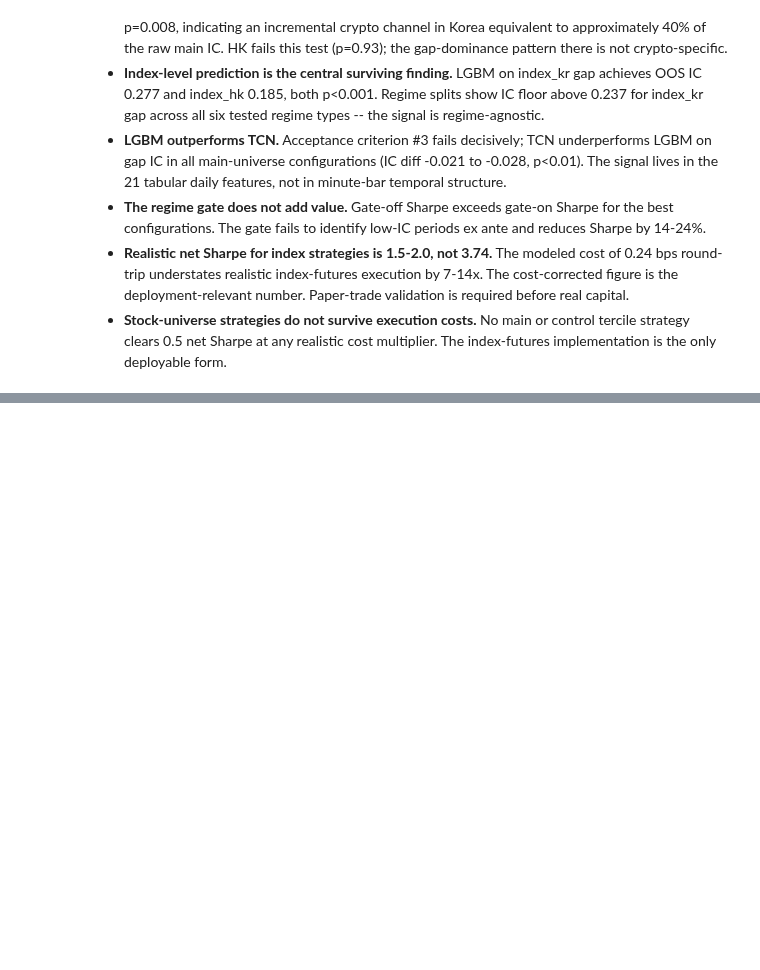
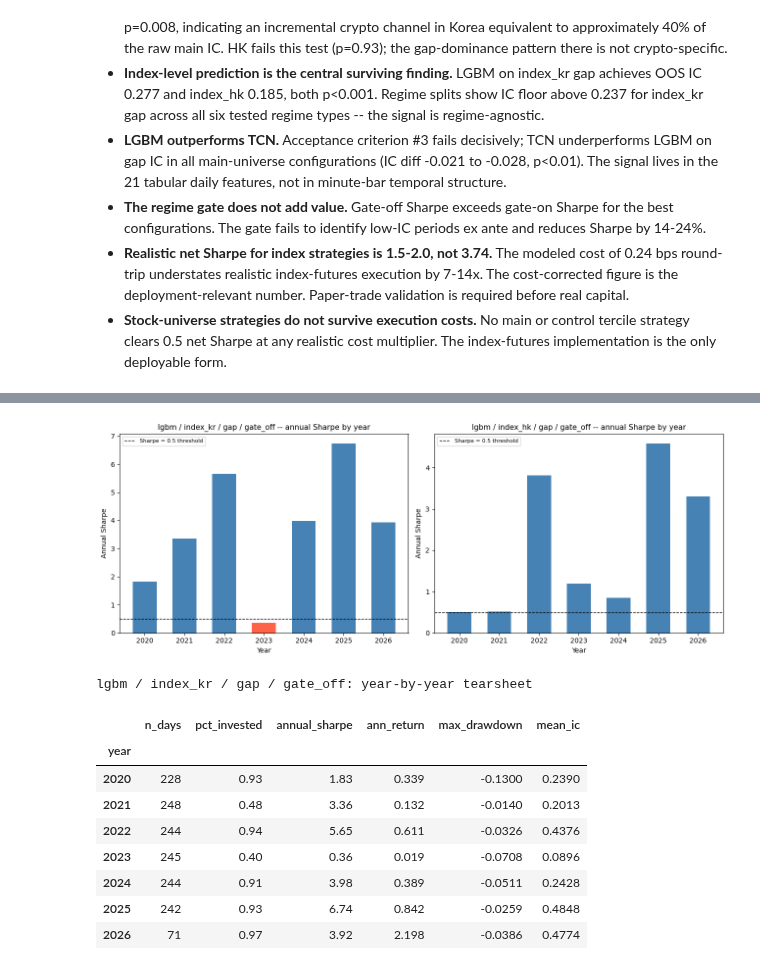
Before and after one commit to idreesm18/crypto_overnight_em_equity, a Jupyter notebook: notebooks/07_pass2_diagnostics.ipynb, the cells around one changed output, grey strips where cells are left out. Cells and saved outputs as stored; diff of their text form; code cells hidden in the pictures; blank space fills up the shorter version.

Commit message:
add supplementary tearsheet + extended cost sensitivity

```diff
--- a/notebooks/07_pass2_diagnostics.ipynb
+++ b/notebooks/07_pass2_diagnostics.ipynb
@@ -485,0 +494,14 @@ Fig 6 saved.
+# %%
+BASE = '/Users/idrees/Desktop/Claude/projects/crypto_overnight_em_equity_p2/output'
+
+yearly   = pd.read_csv(f'{BASE}/index_yearly_tearsheet.csv')
+cost_ext = pd.read_csv(f'{BASE}/cost_sensitivity_extended.csv')
+cost_p2  = pd.read_csv(f'{BASE}/cost_sensitivity_pass2.csv')
+
+print('yearly shape:   ', yearly.shape)
+print('cost_ext shape: ', cost_ext.shape)
+print('cost_p2 shape:  ', cost_p2.shape)
+print()
+print('yearly configs:', yearly['config'].unique().tolist())
+print('cost_ext spread_mults:', sorted(cost_ext['spread_mult'].unique()))
+print('cost_p2 spread_mults: ', sorted(cost_p2['spread_mult'].unique()))
@@ -485,0 +520,61 @@ Fig 6 saved.
+# %%
+import matplotlib.pyplot as plt
+import matplotlib.ticker as mticker
+
+# Config labels for display
+config_map = {
+    'lgbm_index_kr_gap_index_threshold_gate_off': 'lgbm / index_kr / gap / gate_off',
+    'lgbm_index_kr_gap_index_threshold_gate_on':  'lgbm / index_kr / gap / gate_on',
+    'lgbm_index_hk_gap_index_threshold_gate_off': 'lgbm / index_hk / gap / gate_off',
+    'lgbm_index_hk_gap_index_threshold_gate_on':  'lgbm / index_hk / gap / gate_on',
+}
+
+def plot_yearly_sharpe(df, config_key, ax, title):
+    sub = df[df['config'] == config_key].sort_values('year')
+    colors = ['steelblue' if s >= 0.5 else 'tomato' for s in sub['annual_sharpe']]
+    ax.bar(sub['year'], sub['annual_sharpe'], color=colors, width=0.6)
+    ax.axhline(0.5, color='black', linestyle='--', linewidth=1, label='Sharpe = 0.5 threshold')
+    ax.axhline(0.0, color='grey', linestyle='-', linewidth=0.5)
+    ax.set_title(title, fontsize=11)
+    ax.set_xlabel('Year')
+    ax.set_ylabel('Annual Sharpe')
+    ax.legend(fontsize=8)
+    ax.xaxis.set_major_locator(mticker.MaxNLocator(integer=True))
+
+fig, axes = plt.subplots(1, 2, figsize=(13, 5))
+
+plot_yearly_sharpe(
+    yearly,
+    'lgbm_index_kr_gap_index_threshold_gate_off',
+    axes[0],
+    'lgbm / index_kr / gap / gate_off -- annual Sharpe by year'
+)
+plot_yearly_sharpe(
+    yearly,
+    'lgbm_index_hk_gap_index_threshold_gate_off',
+    axes[1],
+    'lgbm / index_hk / gap / gate_off -- annual Sharpe by year'
+)
+
+plt.tight_layout()
+plt.show()
+
+# Styled table for the KR gate_off config
+kr_off = yearly[yearly['config'] == 'lgbm_index_kr_gap_index_threshold_gate_off']     .sort_values('year')[['year','n_days','pct_invested','annual_sharpe','ann_return','max_drawdown','mean_ic']]     .set_index('year')
+
+display(kr_off.style
+    .format({'pct_invested': '{:.2f}', 'annual_sharpe': '{:.2f}',
+             'ann_return': '{:.3f}', 'max_drawdown': '{:.4f}', 'mean_ic': '{:.4f}'})
+    .set_caption('lgbm / index_kr / gap / gate_off: year-by-year tearsheet'))
+# %% [output]
+[figure, added]
+lgbm / index_kr / gap / gate_off: year-by-year tearsheet
+|  | n_days | pct_invested | annual_sharpe | ann_return | max_drawdown | mean_ic |
+| year |  |  |  |  |  |  |
+| 2020 | 228 | 0.93 | 1.83 | 0.339 | -0.1300 | 0.2390 |
+| 2021 | 248 | 0.48 | 3.36 | 0.132 | -0.0140 | 0.2013 |
+| 2022 | 244 | 0.94 | 5.65 | 0.611 | -0.0326 | 0.4376 |
+| 2023 | 245 | 0.40 | 0.36 | 0.019 | -0.0708 | 0.0896 |
+| 2024 | 244 | 0.91 | 3.98 | 0.389 | -0.0511 | 0.2428 |
+| 2025 | 242 | 0.93 | 6.74 | 0.842 | -0.0259 | 0.4848 |
+| 2026 | 71 | 0.97 | 3.92 | 2.198 | -0.0386 | 0.4774 |
```
Also changed, not shown: parts of 8 cells of this notebook, 5 other files.
